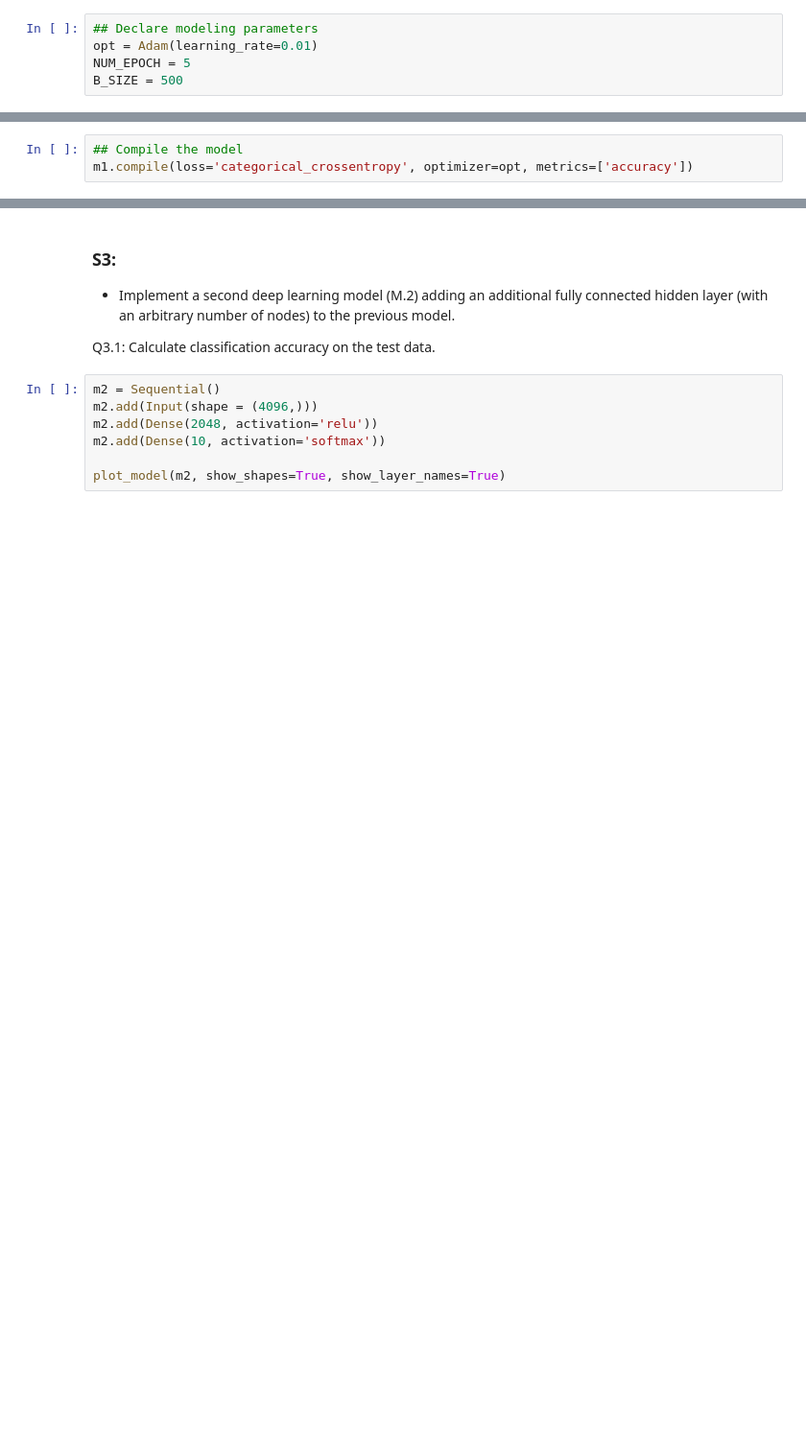
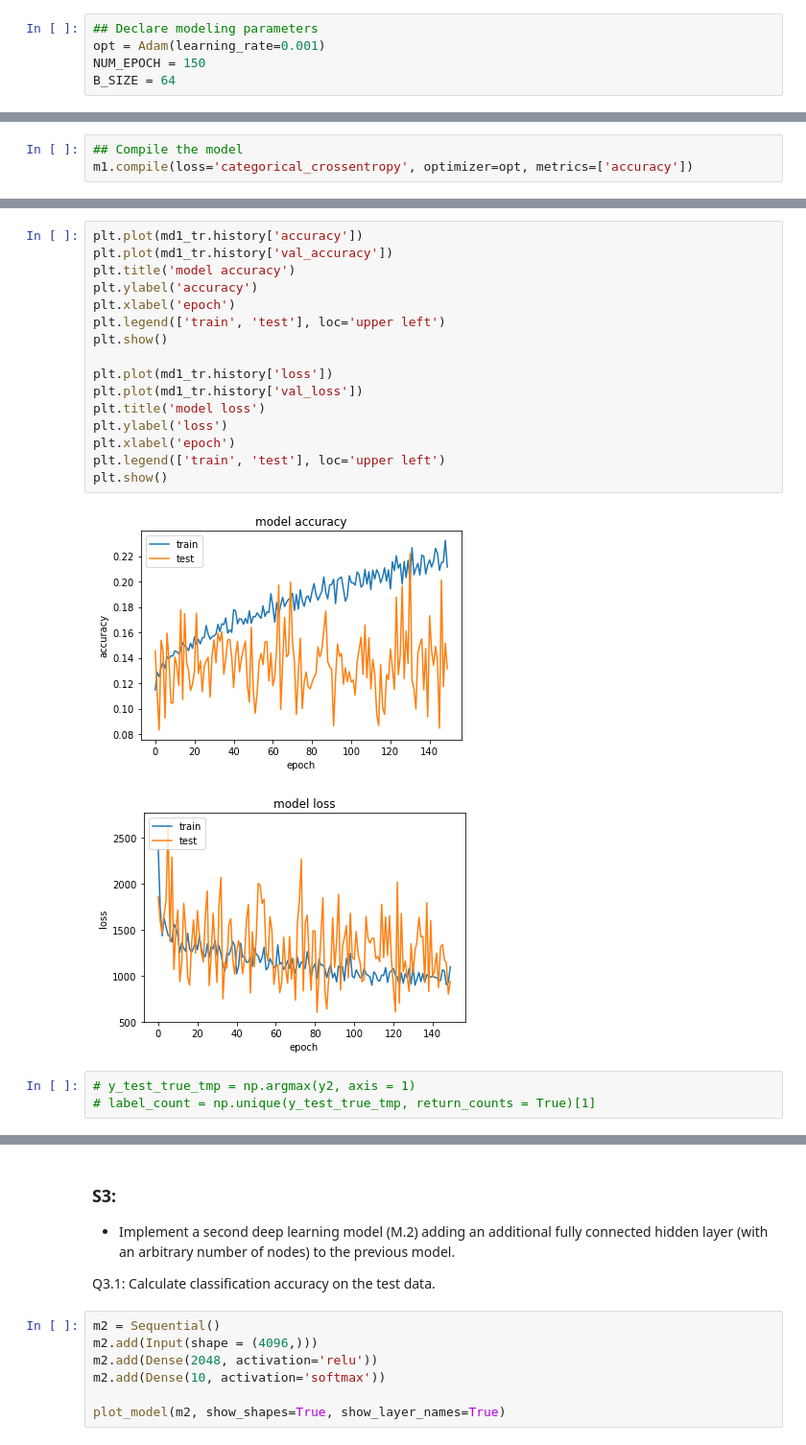
Before and after one commit to johnatawnclementawn/RemoteSensing_650_HW, a Jupyter notebook: HW4/Clementi_HW4.ipynb, the cells around one changed output, grey strips where cells are left out. Shown at 96% size. Saved outputs shown, nothing was run; the diff lists cells and outputs as text; blank space fills up the shorter version.

```diff
--- a/HW4/Clementi_HW4.ipynb
+++ b/HW4/Clementi_HW4.ipynb
@@ -155,9 +168,9 @@ X1, X2, y1, y2 = train_test_split(X, y, test_size=0.5, stratify = y, random_stat
 Q2.1: Calculate classification accuracy on the test data.
 # %%
 ## Declare modeling parameters
-opt = Adam(learning_rate=0.01)
-NUM_EPOCH = 5
-B_SIZE = 500
+opt = Adam(learning_rate=0.001)
+NUM_EPOCH = 150
+B_SIZE = 64
 # %%
 m1 = Sequential()
 # m1.add(Input(shape = (4096,)))
@@ -192,0 +213,22 @@ Test accuracy: 0.1030370369553566
+# %%
+plt.plot(md1_tr.history['accuracy'])
+plt.plot(md1_tr.history['val_accuracy'])
+plt.title('model accuracy')
+plt.ylabel('accuracy')
+plt.xlabel('epoch')
+plt.legend(['train', 'test'], loc='upper left')
+plt.show()
+
+plt.plot(md1_tr.history['loss'])
+plt.plot(md1_tr.history['val_loss'])
+plt.title('model loss')
+plt.ylabel('loss')
+plt.xlabel('epoch')
+plt.legend(['train', 'test'], loc='upper left')
+plt.show()
+# %% [output]
+[figure, added]
+[figure, added]
+# %%
+# y_test_true_tmp = np.argmax(y2, axis = 1)
+# label_count = np.unique(y_test_true_tmp, return_counts = True)[1]
```
Also changed, not shown: parts of 53 cells of this notebook.
